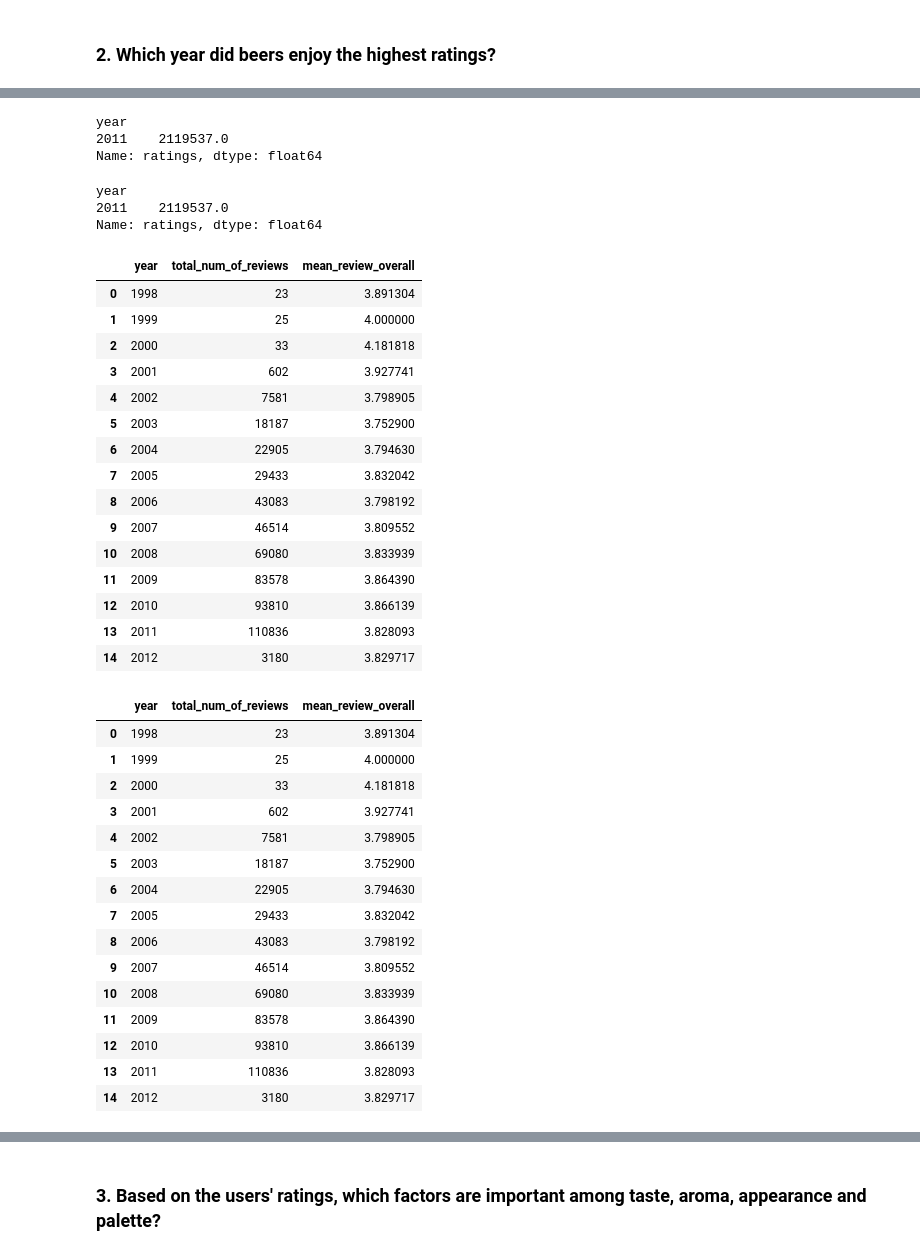
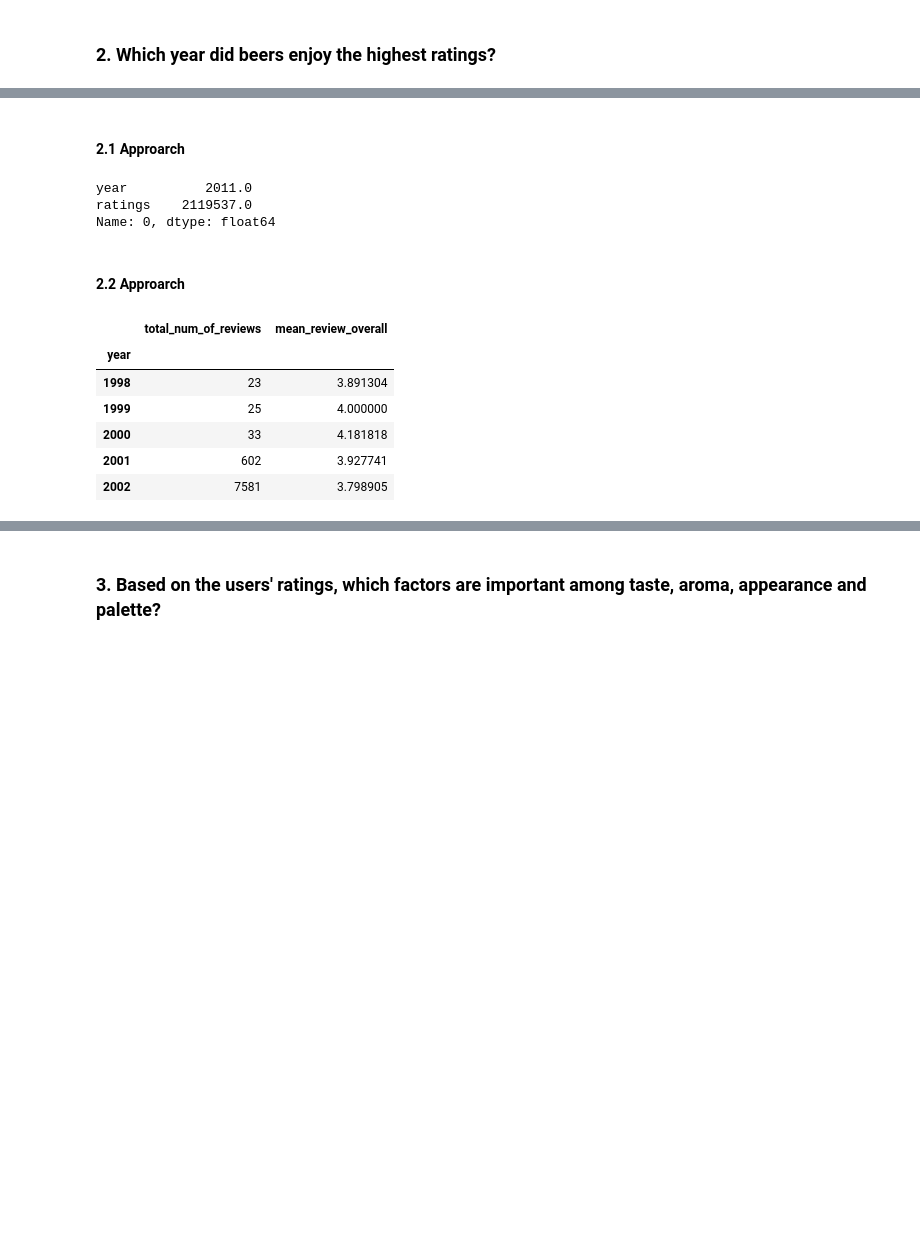
Before and after one commit to INA-95/beer_data_analysis, a Jupyter notebook: beer_data_analysis.ipynb, the cells around one changed output, grey strips where cells are left out. Cells and saved outputs as stored; diff of their text form; code cells hidden in the pictures; blank space fills up the shorter version.

```diff
--- a/beer_data_analysis.ipynb
+++ b/beer_data_analysis.ipynb
@@ -98,49 +64,28 @@ Name: year, dtype: int64
+# %% [markdown]
+#### 2.1 Approarch
 # %%
 df['ratings'] = df['review_appearance'] + df['review_palette'] + df['review_overall'] + df['review_taste'] + df['review_aroma']
-df.groupby('year')['ratings'].sum().sort_values(ascending = False).head(1)
+res = df.groupby('year')['ratings'].sum().sort_values(ascending = False).reset_index()
+res.iloc[0]
 # %% [output]
-year
-2011    2119537.0
-Name: ratings, dtype: float64
+year          2011.0
+ratings    2119537.0
+Name: 0, dtype: float64
-year
-2011    2119537.0
-Name: ratings, dtype: float64
+# %% [markdown]
+#### 2.2 Approarch
 # %%
+# total_num_of_reviews, mean_review_overall
+
 year_overall_review = df[['year', 'review_overall']]
 total_num_of_reviews = year_overall_review.groupby('year').count().reset_index().rename(columns = {'review_overall':'total_num_of_reviews'})
 mean_review_overall = year_overall_review.groupby('year')['review_overall'].mean().reset_index().rename(columns = {'review_overall':'mean_review_overall'})
-res = pd.merge(total_num_of_reviews, mean_review_overall, how = 'inner')
-res
+res = pd.merge(total_num_of_reviews, mean_review_overall, how = 'inner').set_index('year')
+res.head()
 # %% [output]
-|  | year | total_num_of_reviews | mean_review_overall |
-| 0 | 1998 | 23 | 3.891304 |
-| 1 | 1999 | 25 | 4.000000 |
-| 2 | 2000 | 33 | 4.181818 |
-| 3 | 2001 | 602 | 3.927741 |
-| 4 | 2002 | 7581 | 3.798905 |
-| 5 | 2003 | 18187 | 3.752900 |
-| 6 | 2004 | 22905 | 3.794630 |
-| 7 | 2005 | 29433 | 3.832042 |
-| 8 | 2006 | 43083 | 3.798192 |
-| 9 | 2007 | 46514 | 3.809552 |
-| 10 | 2008 | 69080 | 3.833939 |
-| 11 | 2009 | 83578 | 3.864390 |
-| 12 | 2010 | 93810 | 3.866139 |
-| 13 | 2011 | 110836 | 3.828093 |
-| 14 | 2012 | 3180 | 3.829717 |
+|  | total_num_of_reviews | mean_review_overall |
+| year |  |  |
+| 1998 | 23 | 3.891304 |
+| 1999 | 25 | 4.000000 |
+| 2000 | 33 | 4.181818 |
+| 2001 | 602 | 3.927741 |
+| 2002 | 7581 | 3.798905 |
-|  | year | total_num_of_reviews | mean_review_overall |
-| 0 | 1998 | 23 | 3.891304 |
-| 1 | 1999 | 25 | 4.000000 |
-| 2 | 2000 | 33 | 4.181818 |
-| 3 | 2001 | 602 | 3.927741 |
-| 4 | 2002 | 7581 | 3.798905 |
-| 5 | 2003 | 18187 | 3.752900 |
-| 6 | 2004 | 22905 | 3.794630 |
-| 7 | 2005 | 29433 | 3.832042 |
-| 8 | 2006 | 43083 | 3.798192 |
-| 9 | 2007 | 46514 | 3.809552 |
-| 10 | 2008 | 69080 | 3.833939 |
-| 11 | 2009 | 83578 | 3.864390 |
-| 12 | 2010 | 93810 | 3.866139 |
-| 13 | 2011 | 110836 | 3.828093 |
-| 14 | 2012 | 3180 | 3.829717 |
```
Also changed, not shown: parts of 25 cells of this notebook.
